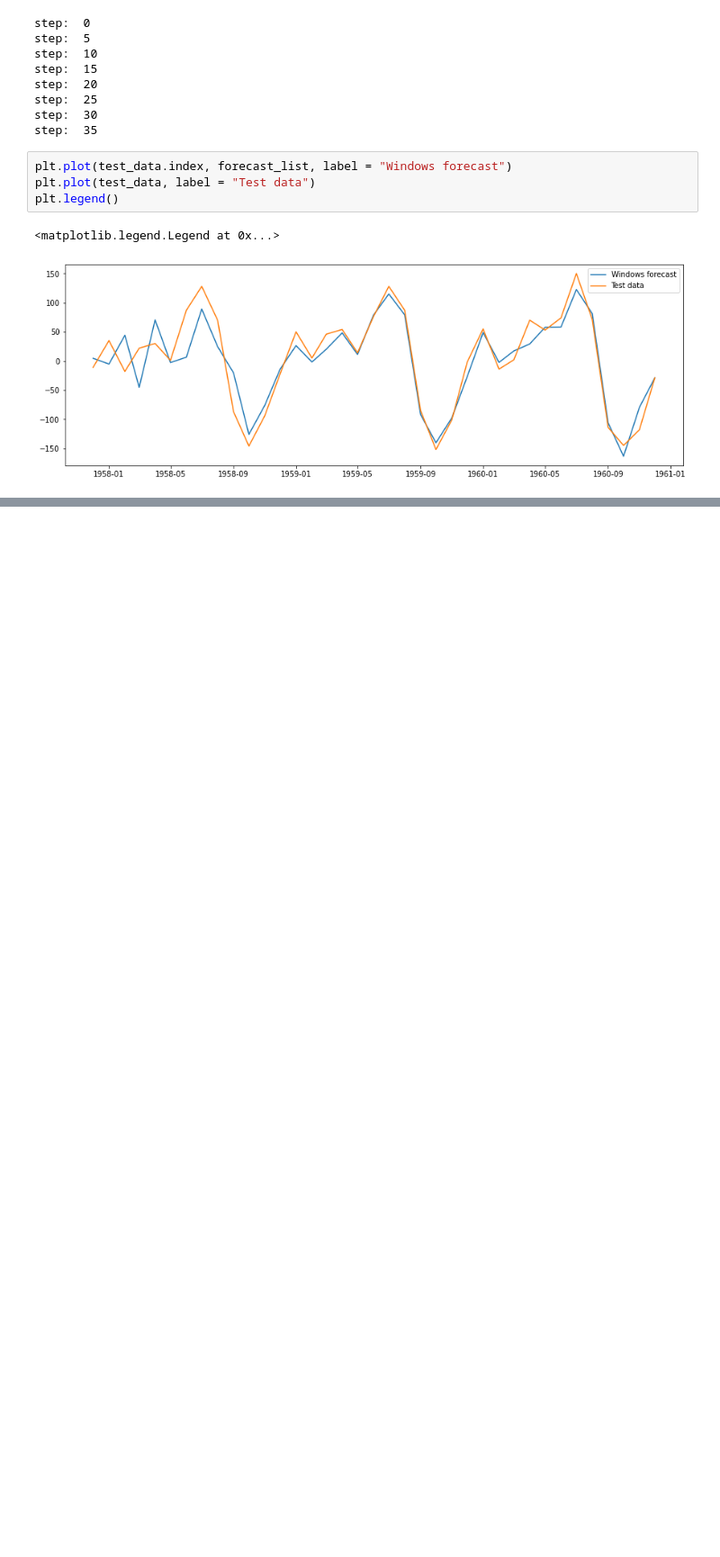
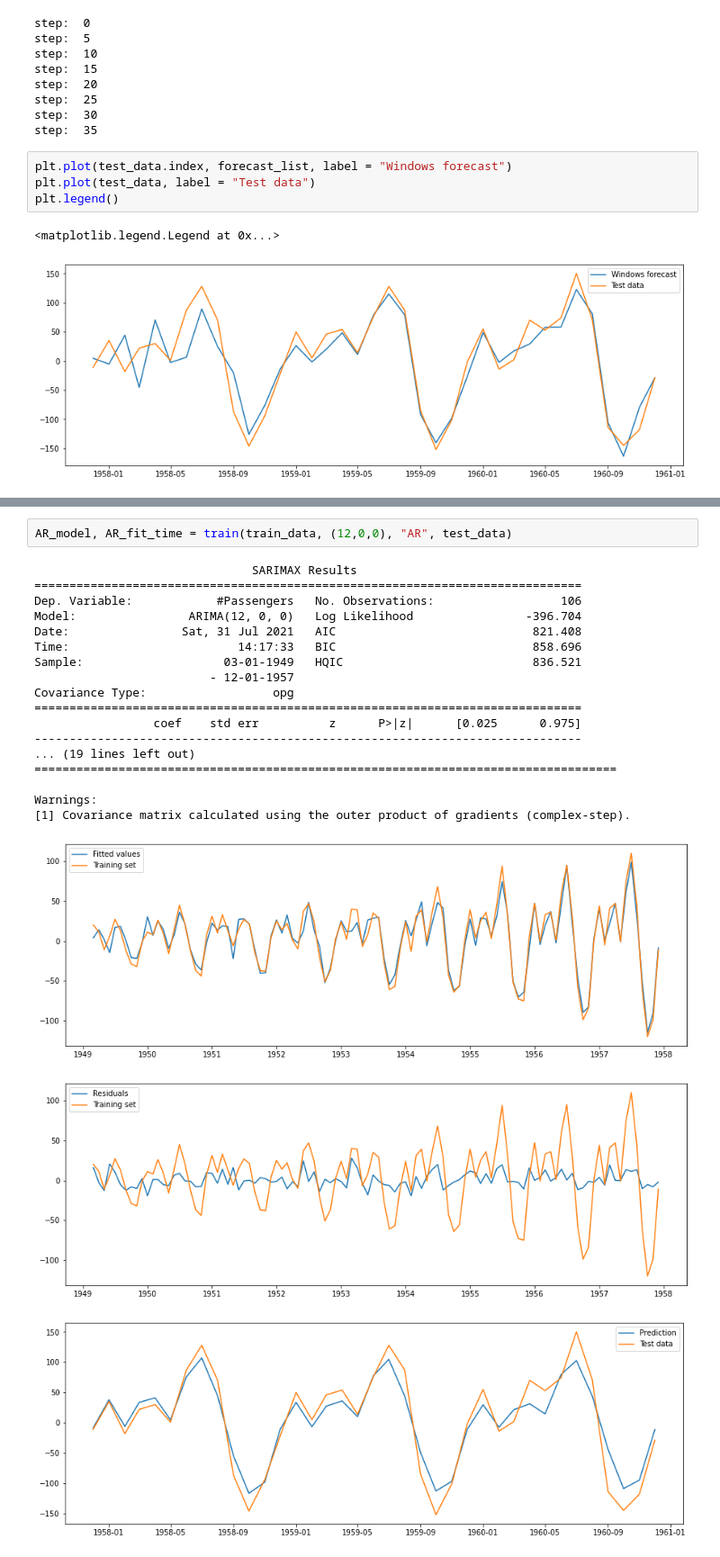
Before and after one commit to Pramod-Kumar808/time_series, a Jupyter notebook: notebook/Project_Notebook.ipynb, the cells around one changed output, grey strips where cells are left out. Shown at 90% size. Drawn from its saved outputs; the diff is of its cells as text; blank space fills up the shorter version.

```diff
--- a/notebook/Project_Notebook.ipynb
+++ b/notebook/Project_Notebook.ipynb
@@ -388,0 +441,23 @@ for i in range(len(test_data) / prediction_len):
+# %%
+AR_model, AR_fit_time = train(train_data, (12,0,0), "AR", test_data)
+# %% [output]
+                               SARIMAX Results
+==============================================================================
+Dep. Variable:            #Passengers   No. Observations:                  106
+Model:                ARIMA(12, 0, 0)   Log Likelihood                -396.704
+Date:                Sat, 31 Jul 2021   AIC                            821.408
+Time:                        14:17:33   BIC                            858.696
+Sample:                    03-01-1949   HQIC                           836.521
+                         - 12-01-1957
+Covariance Type:                  opg
+==============================================================================
+                 coef    std err          z      P>|z|      [0.025      0.975]
+------------------------------------------------------------------------------
+... (19 lines left out)
+===================================================================================
+
+Warnings:
+[1] Covariance matrix calculated using the outer product of gradients (complex-step).
+[figure, added]
+[figure, added]
+[figure, added]
```
Also changed, not shown: parts of 9 cells of this notebook.
